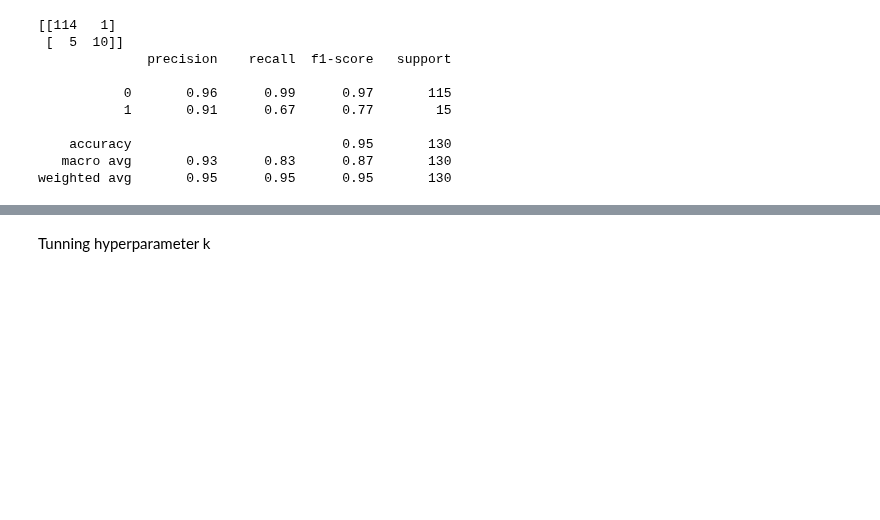
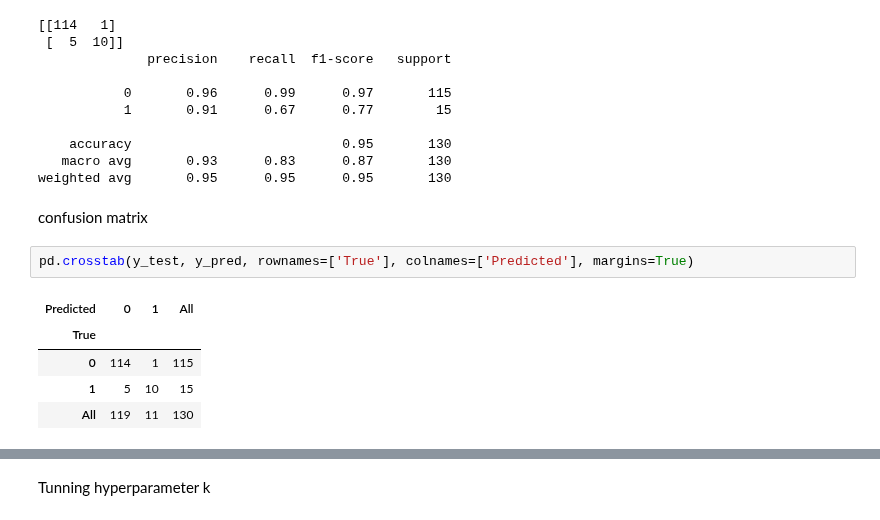
Before and after one commit to Aya-gamal2211/MachineLearning, a Jupyter notebook: ML.ipynb, the cells around one changed output, grey strips where cells are left out. Cells and saved outputs as stored; diff of their text form; blank space fills up the shorter version.

```diff
--- a/ML.ipynb
+++ b/ML.ipynb
@@ -303,3 +304,13 @@ print(classification_report(y_test, y_pred))
     accuracy                           0.95       130
    macro avg       0.93      0.83      0.87       130
 weighted avg       0.95      0.95      0.95       130
+# %% [markdown]
+confusion matrix
+# %%
+pd.crosstab(y_test, y_pred, rownames=['True'], colnames=['Predicted'], margins=True)
+# %% [output]
+| Predicted | 0 | 1 | All |
+| True |  |  |  |
+| 0 | 114 | 1 | 115 |
+| 1 | 5 | 10 | 15 |
+| All | 119 | 11 | 130 |
```
Also changed, not shown: parts of 3 cells of this notebook.
